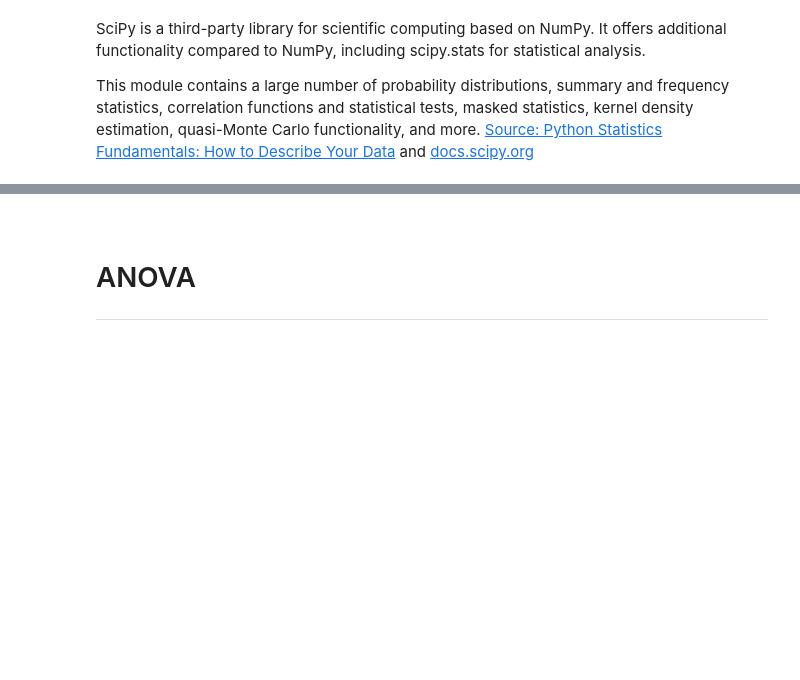
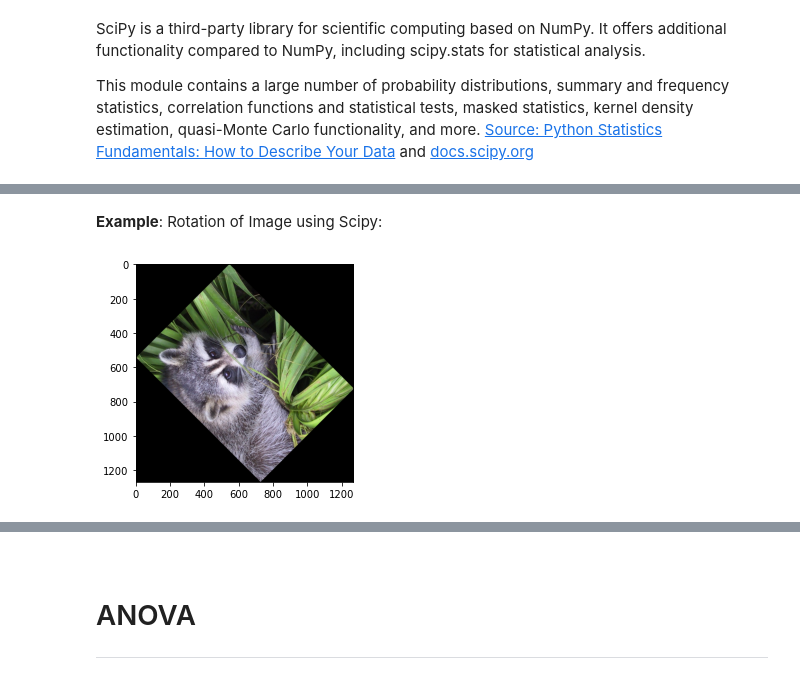
Before and after one commit to thenriq/machine_Learning_Assessment, a Jupyter notebook: scipy-stats.ipynb, the cells around one changed output, grey strips where cells are left out. Cells and saved outputs as stored; diff of their text form; code cells hidden in the pictures; blank space fills up the shorter version.

```diff
--- a/scipy-stats.ipynb
+++ b/scipy-stats.ipynb
@@ -7,0 +74,12 @@ This module contains a large number of probability distributions, summary and fr
+# %% [markdown]
+**Example**: Rotation of Image using Scipy:
+# %%
+from scipy import ndimage, misc
+from matplotlib import pyplot as plt
+panda = misc.face()
+#rotatation function of scipy for image – image rotated 135 degree
+panda_rotate = ndimage.rotate(panda, 135)
+plt.imshow(panda_rotate)
+plt.show()
+# %% [output]
+[figure, added]
```
Also changed, not shown: parts of 12 cells of this notebook.
